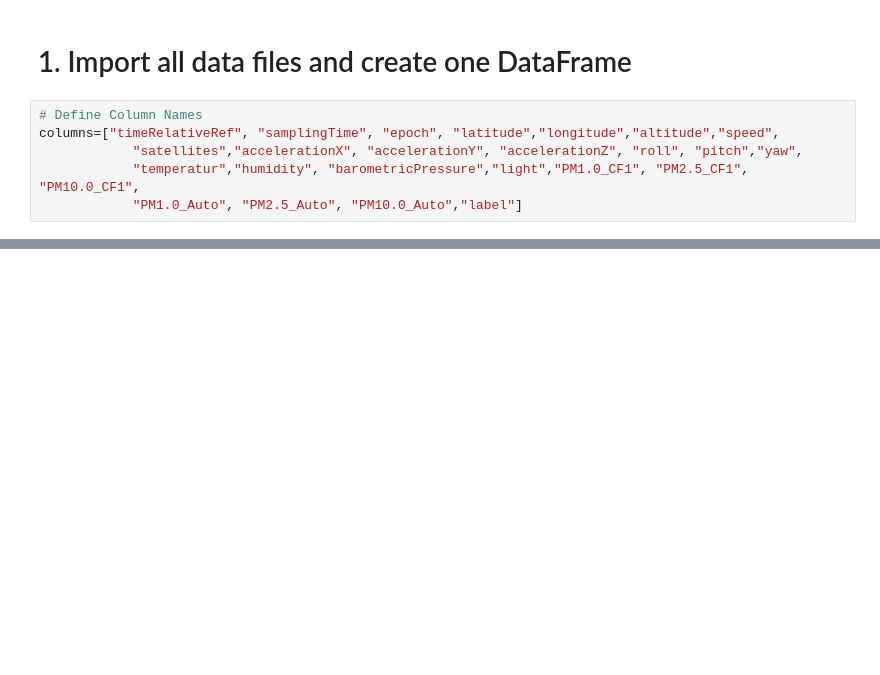
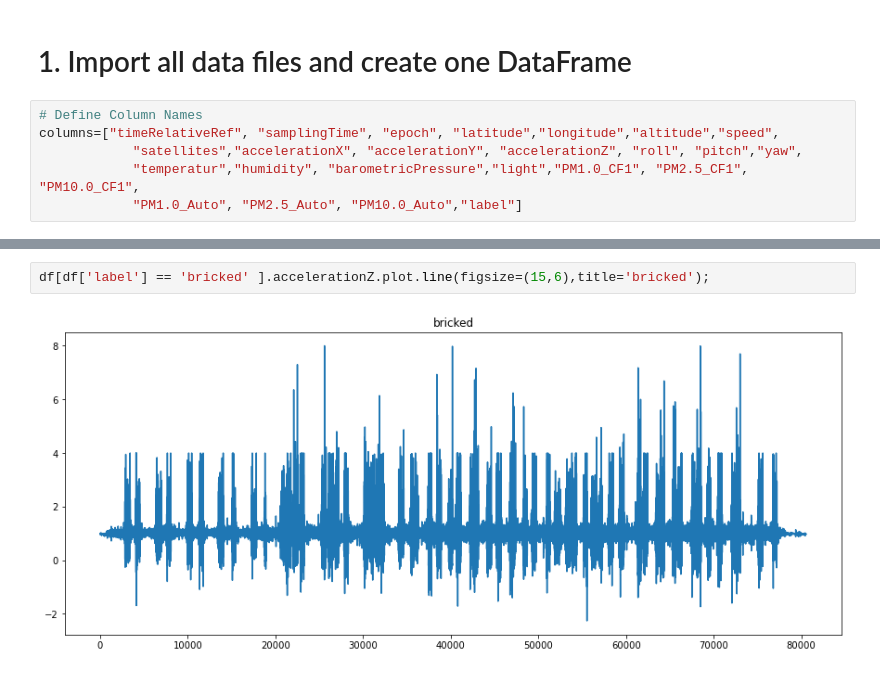
Before and after one commit to Sanaullah-nahk/R.O.A.D-System, a Jupyter notebook: Code/ROAD Data.ipynb, the cells around one changed output, grey strips where cells are left out. Cells and saved outputs as stored; diff of their text form; blank space fills up the shorter version.

```diff
--- a/Code/ROAD Data.ipynb
+++ b/Code/ROAD Data.ipynb
@@ -93,0 +164,4 @@ Name: label, dtype: int64
+# %%
+df[df['label'] == 'bricked' ].accelerationZ.plot.line(figsize=(15,6),title='bricked');
+# %% [output]
+[figure, added]
```
Also changed, not shown: parts of 15 cells of this notebook.
